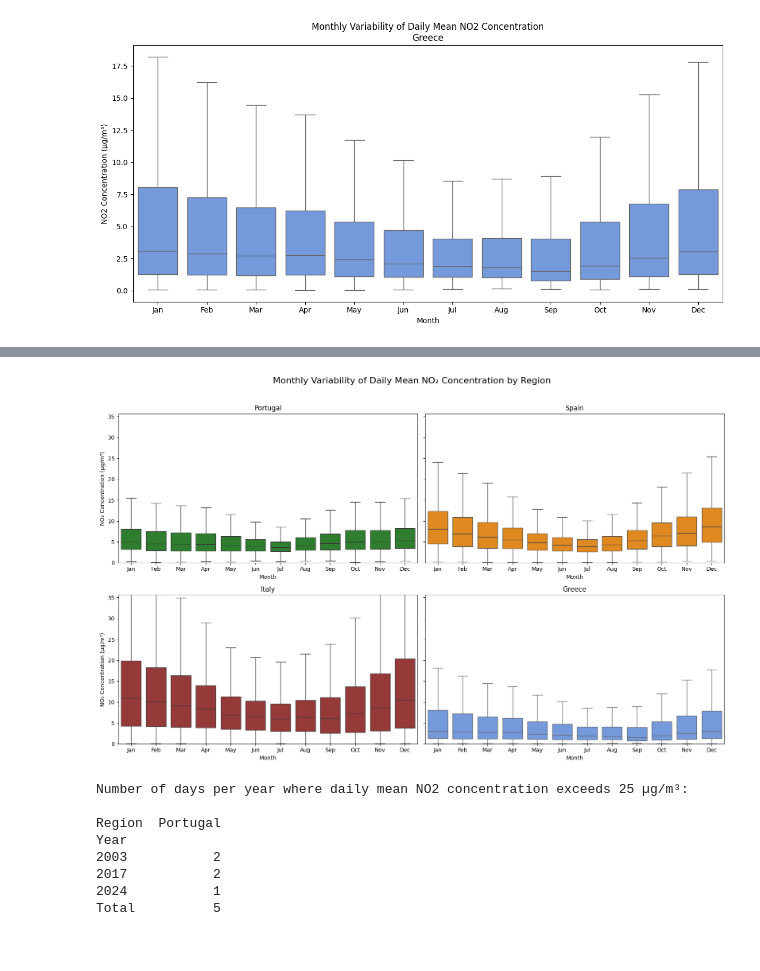
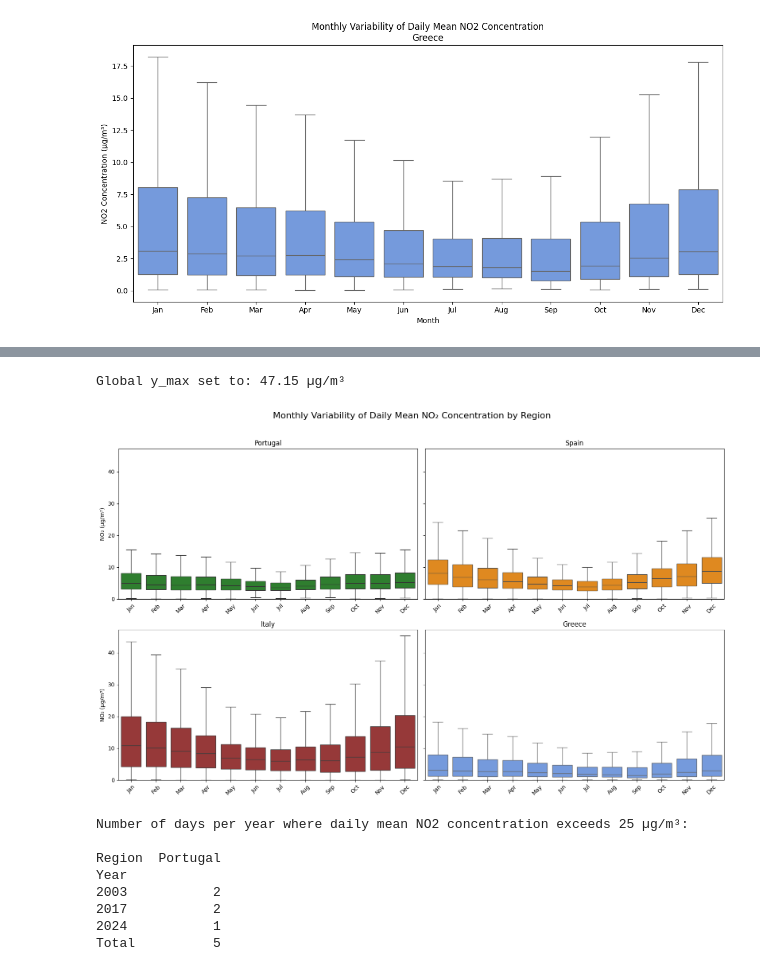
Before and after one commit to Sofs27/Thesis, a Jupyter notebook: Code/AirQuality.ipynb, the cells around one changed output, grey strips where cells are left out. Saved outputs shown, nothing was run; the diff lists cells and outputs as text; code cells hidden in the pictures.

```diff
--- a/Code/AirQuality.ipynb
+++ b/Code/AirQuality.ipynb
@@ -850,7 +850,6 @@ for region, mask_path in mask_files.items():
 [figure]
 # %%
 # Boxplot variability by month for every year with same y axis – NO₂ in µg/m³
-#NOT CORRECT BUT THE SAME AS CO
 
 import xarray as xr
 import numpy as np
@@ -889,13 +888,13 @@ for region, mask_path in mask_files.items():
     no2 = ds["Mean"].where(mask)
     no2_stack = no2.stack(space=("latitude", "longitude"))
 
-    for month in range(1, 13):
-        values = no2_stack.sel(Month=month).values.reshape(-1)
-        values = values[~np.isnan(values)]
-        all_values.extend(values)
+    values = no2_stack.values.reshape(-1)
+    values = values[~np.isnan(values)]
+    all_values.extend(values)
 
 y_min = 0
-y_max = np.percentile(all_values, 99.5) * 1.1  # avoid extreme outliers
+y_max = np.percentile(all_values, 99.9) * 1.15  # robust max to avoid extreme outliers
+print(f"Global y_max set to: {y_max:.2f} µg/m³")
 
 # === Second pass: plot each region ===
 for region, mask_path in mask_files.items():
@@ -933,6 +933,5 @@ for region, mask_path in mask_files.items():
 # %%
-#Boxplot with same y axis all together
-#NOT CORRECT BUT THE SAME AS CO
+# Boxplot variability by month for every year with same y axis – NO₂ in µg/m³ (one figure)
 
 import xarray as xr
 import numpy as np
@@ -942,7 +941,7 @@ import matplotlib.pyplot as plt
 import os
 
 # === File paths ===
-no2_file = r"E:\IPMA\CAMS\chem_multlvl\daily_no2_stats.nc"  # Update if different
+no2_file = r"E:\IPMA\CAMS\chem_multlvl\daily_no2_stats.nc"
 mask_dir = r"E:\IPMA\Countries"
 
 mask_files = {
@@ -952,65 +951,70 @@ mask_files = {
     "Greece": os.path.join(mask_dir, "Greece_mask.nc"),
 }
 
-# === Region colors ===
 colors = {
     "Portugal": "forestgreen",
     "Spain": "darkorange",
     "Italy": "brown",
     "Greece": "cornflowerblue"
 }
 
-# === Load NO2 dataset ===
 ds = xr.open_dataset(no2_file)
 month_names = ["Jan", "Feb", "Mar", "Apr", "May", "Jun",
                "Jul", "Aug", "Sep", "Oct", "Nov", "Dec"]
 
-# === Prepare all data and find global Y range ===
-region_data = {}
+# === First pass: calculate global Y-axis limits ===
 all_values = []
 
 for region, mask_path in mask_files.items():
     mask = xr.open_dataset(mask_path)["mask"] == 1
     no2 = ds["Mean"].where(mask)
     no2_stack = no2.stack(space=("latitude", "longitude"))
 
-    region_monthly = []
+    values = no2_stack.values.reshape(-1)
+    values = values[~np.isnan(values)]
+    all_values.extend(values)
+
+y_min = 0
+y_max = np.percentile(all_values, 99.9) * 1.15  # add 15% headroom
+print(f"Global y_max set to: {y_max:.2f} µg/m³")
+
+# === Create subplots ===
+fig, axs = plt.subplots(2, 2, figsize=(16, 10), sharey=True)
+axs = axs.flatten()
+
+for i, (region, mask_path) in enumerate(mask_files.items()):
+    mask = xr.open_dataset(mask_path)["mask"] == 1
+    no2 = ds["Mean"].where(mask)
+    no2_stack = no2.stack(space=("latitude", "longitude"))
+
+    all_data = []
 
     for month in range(1, 13):
         values = no2_stack.sel(Month=month).values.reshape(-1)
         values = values[~np.isnan(values)]
-        region_monthly.append(pd.DataFrame({
+        all_data.append(pd.DataFrame({
             "Month": [month_names[month - 1]] * len(values),
-            "Value": values,
-            "Region": [region] * len(values)
+            "Value": values
         }))
-        all_values.extend(values)
 
-    region_data[region] = pd.concat(region_monthly, ignore_index=True)
+    df = pd.concat(all_data, ignore_index=True)
+    df["Month"] = pd.Categorical(df["Month"], categories=month_names, ordered=True)
 
-# === Global Y limits for shared axis ===
-y_min = 0
-y_max = np.percentile(all_values, 99.5) * 1.1  # avoid extreme outliers
+    sns.boxplot(ax=axs[i], x="Month", y="Value", data=df, showfliers=False, whis=1.5, color=colors[region])
+    axs[i].set_title(region)
+    axs[i].set_xlabel("")
+    axs[i].set_ylabel("NO₂ (µg/m³)")
+    axs[i].set_ylim(y_min, y_max)
+    axs[i].tick_params(axis='x', rotation=45)
 
-# === Plotting ===
-fig, axes = plt.subplots(2, 2, figsize=(16, 10), sharey=True)
-axes = axes.flatten()
+# Adjust layout
+fig.suptitle("Monthly Variability of Daily Mean NO₂ Concentration by Region", fontsize=16)
+fig.tight_layout(rect=[0, 0, 1, 0.96])
 
-for i, (region, df) in enumerate(region_data.items()):
-    ax = axes[i]
-    df["Month"] = pd.Categorical(df["Month"], categories=month_names, ordered=True)
-    sns.boxplot(x="Month", y="Value", data=df, showfliers=False, whis=1.5,
-                color=colors[region], ax=ax)
-    ax.set_title(region)
-    ax.set_xlabel("Month")
-    ax.set_ylabel("NO₂ Concentration (µg/m³)")
-    ax.set_ylim(y_min, y_max)
-
-plt.suptitle("Monthly Variability of Daily Mean NO₂ Concentration by Region", fontsize=16)
-plt.tight_layout(rect=[0, 0, 1, 0.96])
 plt.show()
 # %% [output]
+Global y_max set to: 47.15 µg/m³
-[figure, old version]
+[figure, new version]
 # %%
 #Exceedances
 
```
Also changed, not shown: parts of 8 cells of this notebook.
